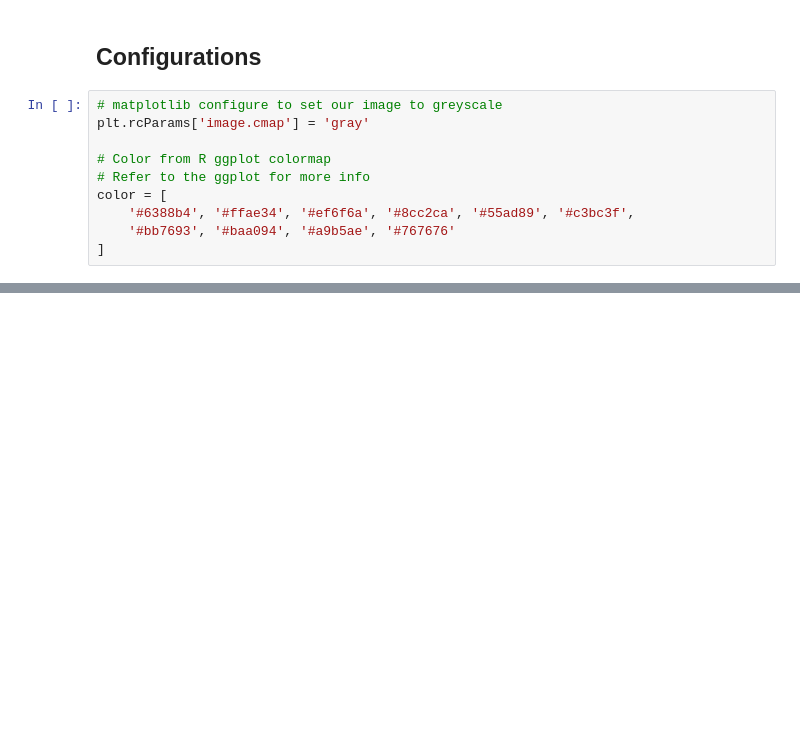
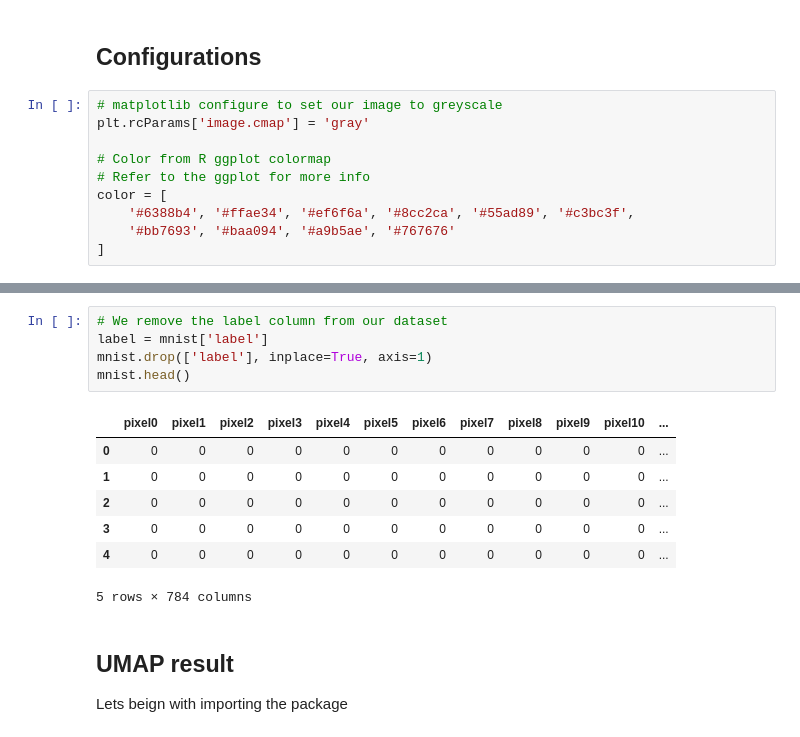
Before and after one commit to Deadlyelder/visualisation-workshop, a Jupyter notebook: UMAP.ipynb, the cells around one changed output, grey strips where cells are left out. Cells and saved outputs as stored; diff of their text form; blank space fills up the shorter version.

```diff
--- a/UMAP.ipynb
+++ b/UMAP.ipynb
@@ -43,0 +51,16 @@ FileNotFoundError: ignored
+# %%
+# We remove the label column from our dataset
+label = mnist['label']
+mnist.drop(['label'], inplace=True, axis=1)
+mnist.head()
+# %% [output]
+|  | pixel0 | pixel1 | pixel2 | pixel3 | pixel4 | pixel5 | pixel6 | pixel7 | pixel8 | pixel9 | pixel10 | ... |
+| 0 | 0 | 0 | 0 | 0 | 0 | 0 | 0 | 0 | 0 | 0 | 0 | ... |
+| 1 | 0 | 0 | 0 | 0 | 0 | 0 | 0 | 0 | 0 | 0 | 0 | ... |
+| 2 | 0 | 0 | 0 | 0 | 0 | 0 | 0 | 0 | 0 | 0 | 0 | ... |
+| 3 | 0 | 0 | 0 | 0 | 0 | 0 | 0 | 0 | 0 | 0 | 0 | ... |
+| 4 | 0 | 0 | 0 | 0 | 0 | 0 | 0 | 0 | 0 | 0 | 0 | ... |
+5 rows × 784 columns
+# %% [markdown]
+## UMAP result
+Lets beign with importing the package
```
Also changed, not shown: parts of 8 cells of this notebook.
